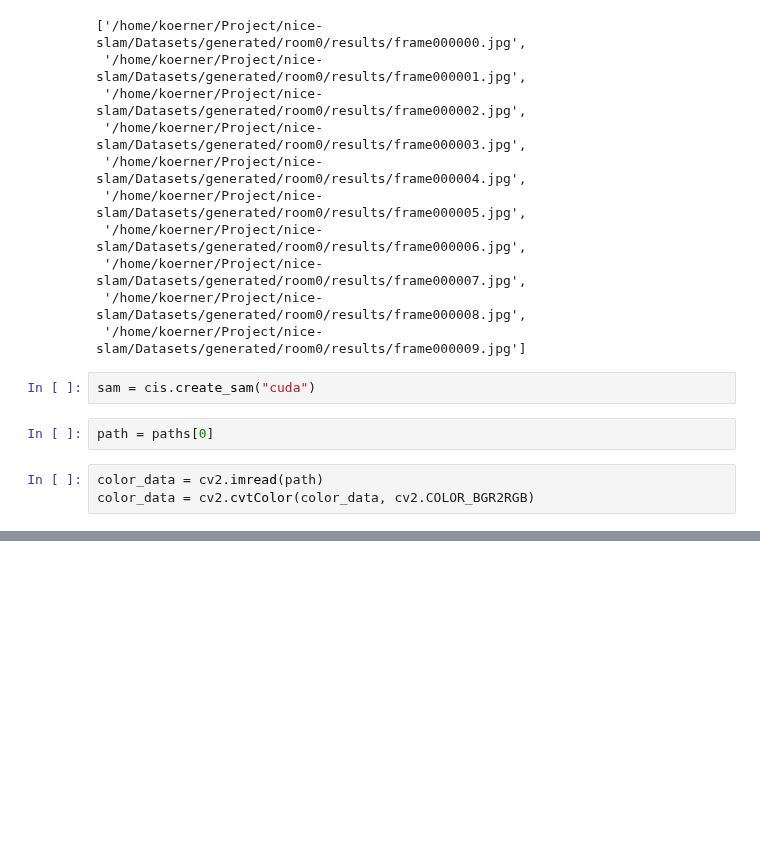
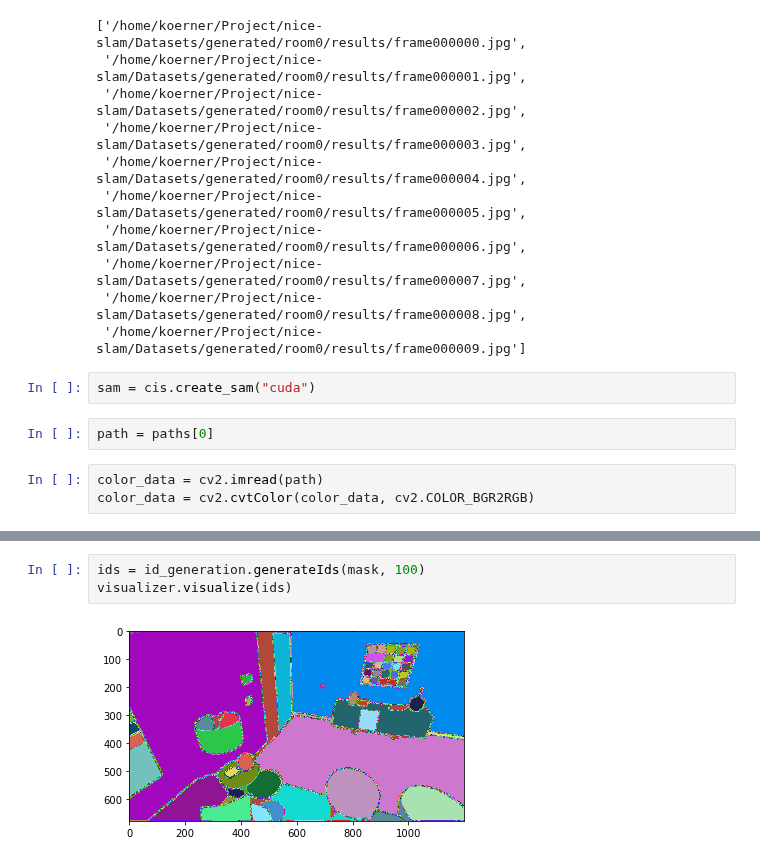
Before and after one commit to doginono/SceneSAM, a Jupyter notebook: test_sam.ipynb, the cells around one changed output, grey strips where cells are left out. Drawn from its saved outputs; the diff is of its cells as text; blank space fills up the shorter version.

```diff
--- a/test_sam.ipynb
+++ b/test_sam.ipynb
@@ -42,0 +60,5 @@ with open(store_path, 'wb') as f:
+# %%
+ids = id_generation.generateIds(mask, 100)
+visualizer.visualize(ids)
+# %% [output]
+[figure, added]
```
Also changed, not shown: parts of 8 cells of this notebook, 10 other files.
